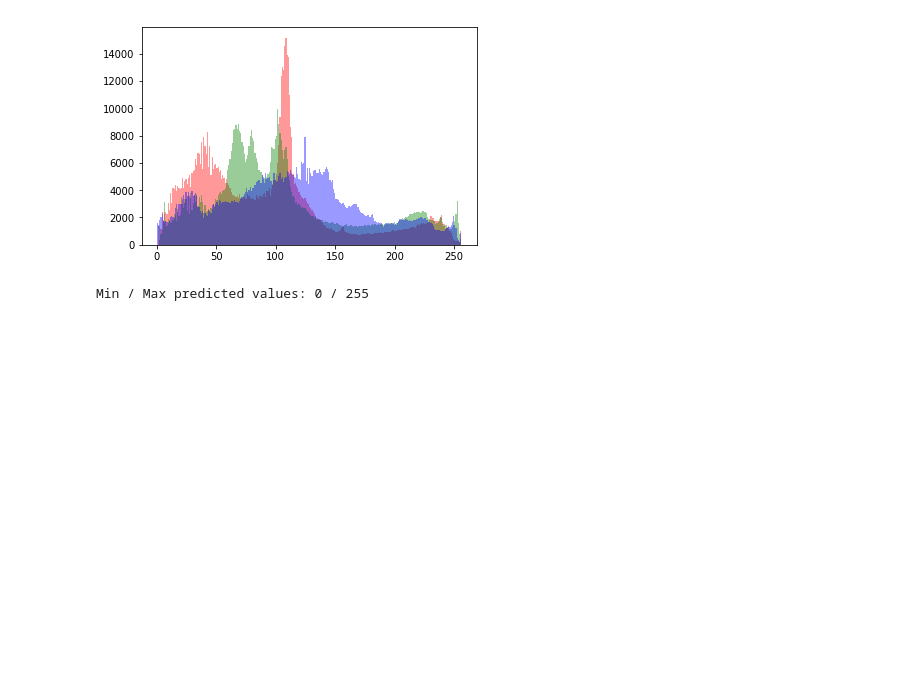
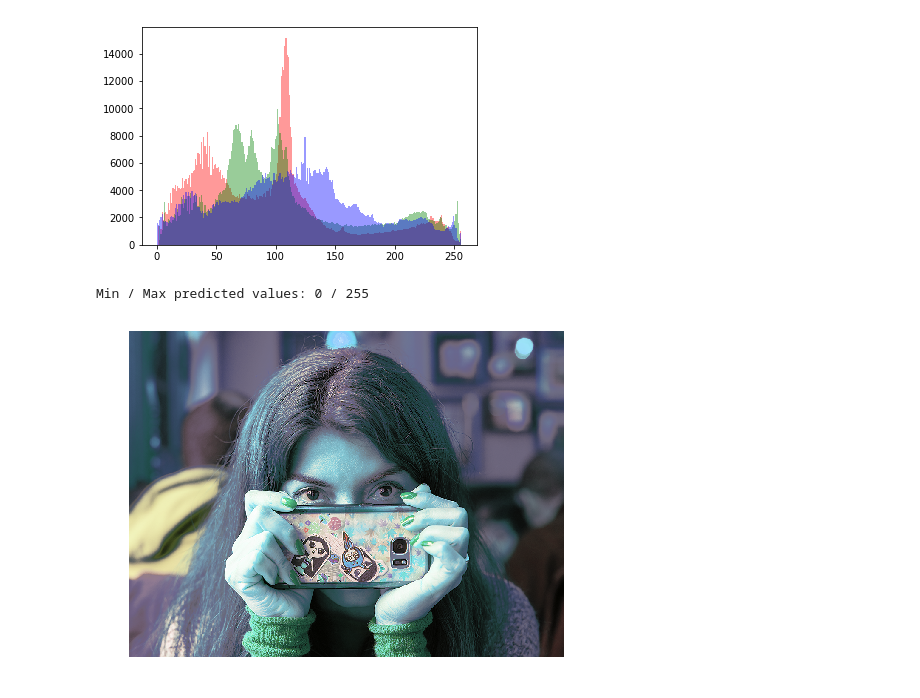
Before and after one commit to gluijk/image-processing-mlp, a Jupyter notebook: image-processing-mlp.ipynb, the cells around one changed output. Saved outputs shown, nothing was run; the diff lists cells and outputs as text; code cells hidden in the pictures; blank space fills up the shorter version.

```diff
--- a/image-processing-mlp.ipynb
+++ b/image-processing-mlp.ipynb
@@ -286,6 +310,14 @@ prediction = np.round(prediction * 255).astype('uint8')  # range [0..255]
 print("Min / Max predicted values:", np.min(prediction), "/", np.max(prediction))
 # %% [output]
 Min / Max predicted values: 0 / 255
+# %%
+# Show test image
+ZOOM = 2
+plt.figure(figsize = (4 * ZOOM, 3 * ZOOM))
+plt.imshow(prediction)
+plt.axis('off');
+# %% [output]
+[figure, added]
 # %%
 # Save prediction
 imageio.imwrite('pred_wendolin_64_64_logistic_identity.png', prediction)
```
Also changed, not shown: parts of 5 cells of this notebook.
